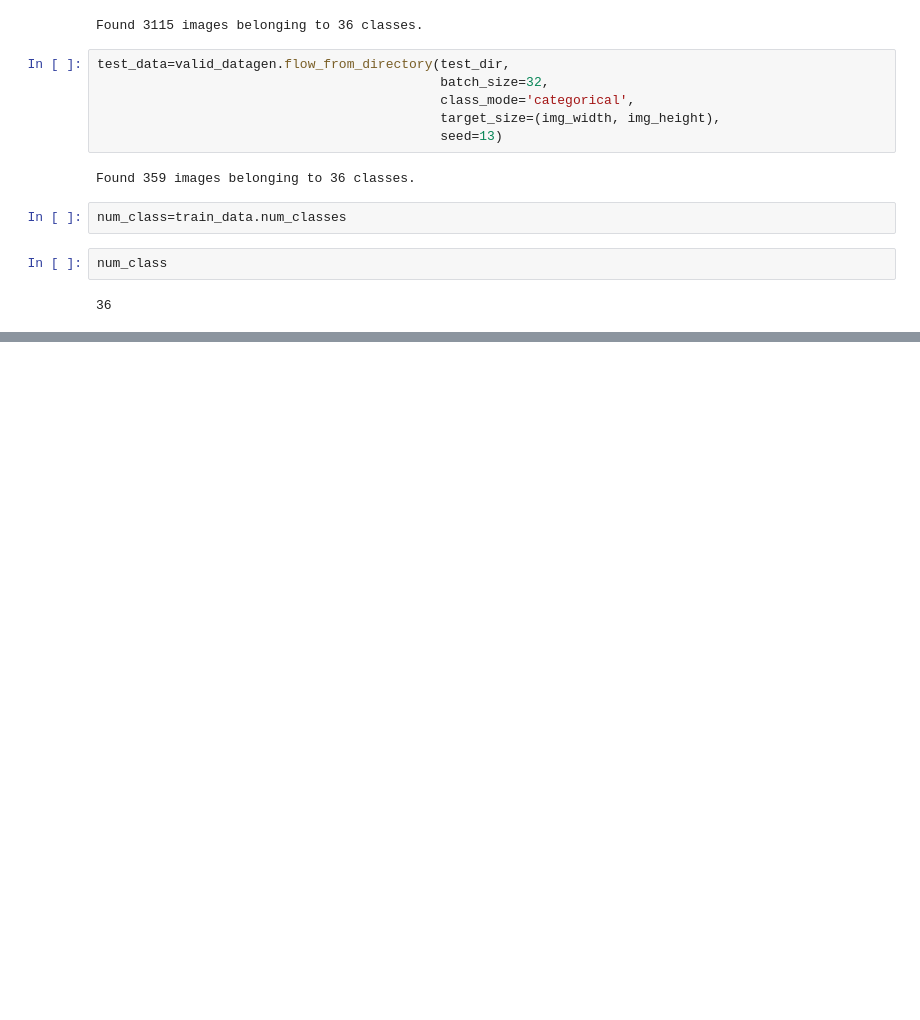
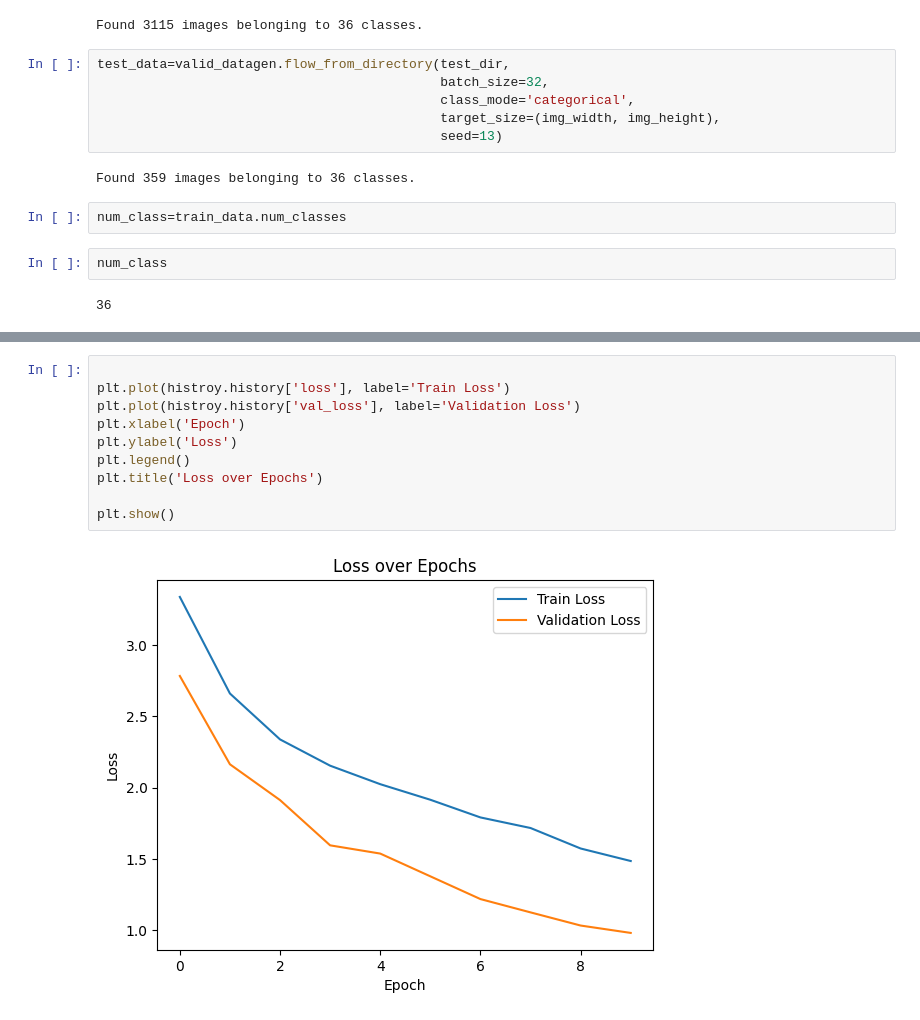
Before and after one commit to AnithPrakash/ICTAK, a Jupyter notebook: Case_study03/Case_Study_03.ipynb, the cells around one changed output, grey strips where cells are left out. Drawn from its saved outputs; the diff is of its cells as text; blank space fills up the shorter version.

```diff
--- a/Case_study03/Case_Study_03.ipynb
+++ b/Case_study03/Case_Study_03.ipynb
@@ -189,0 +220,12 @@ Input 0 of layer "dense_26" is incompatible with the layer: expected axis -1 of
+# %%
+
+plt.plot(histroy.history['loss'], label='Train Loss')
+plt.plot(histroy.history['val_loss'], label='Validation Loss')
+plt.xlabel('Epoch')
+plt.ylabel('Loss')
+plt.legend()
+plt.title('Loss over Epochs')
+
+plt.show()
+# %% [output]
+[figure, added]
```
Also changed, not shown: parts of 11 cells of this notebook.
